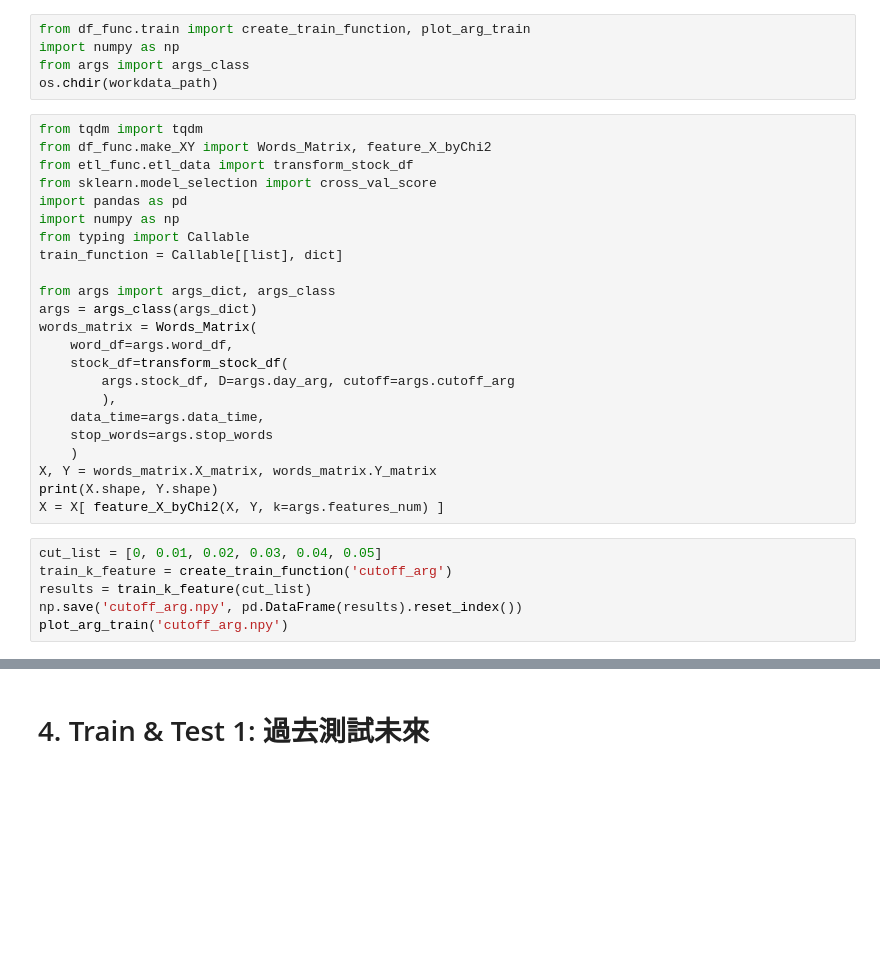
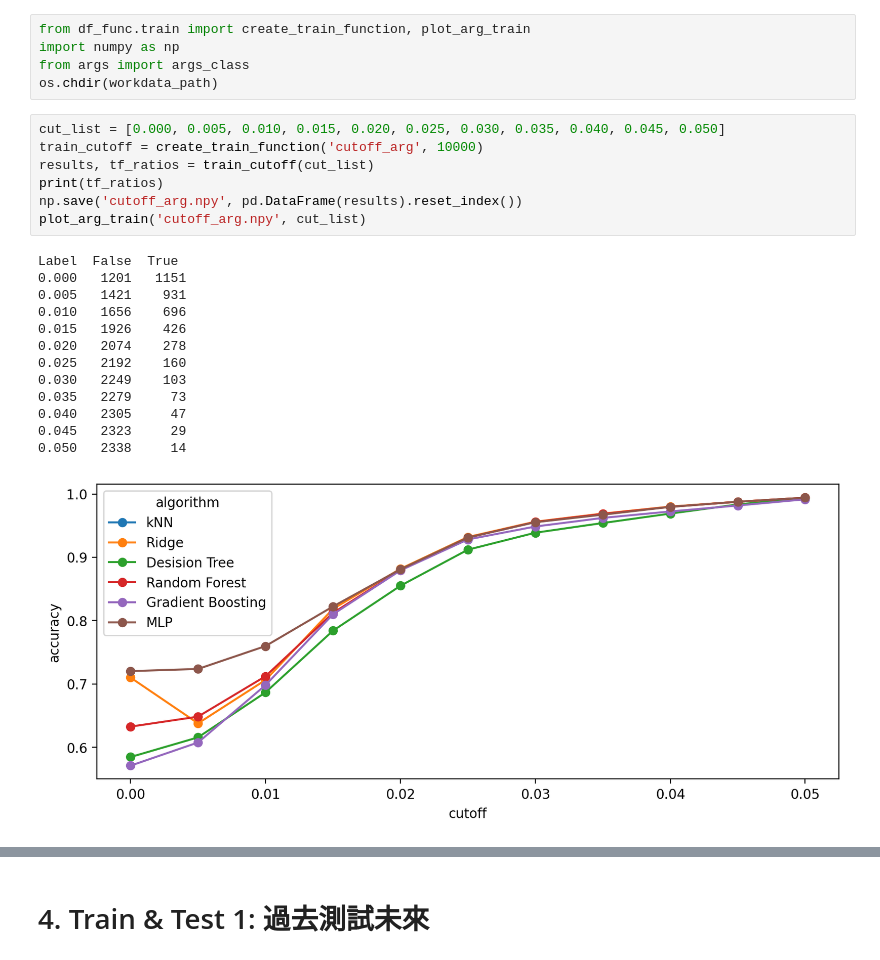
Before and after one commit to CharlieAlex/MLEM-Final, a Jupyter notebook: main.ipynb, the cells around one changed output, grey strips where cells are left out. Saved outputs shown, nothing was run; the diff lists cells and outputs as text; blank space fills up the shorter version.

```diff
--- a/main.ipynb
+++ b/main.ipynb
@@ -78,33 +78,25 @@ from df_func.train import create_train_function, plot_arg_train
 import numpy as np
 from args import args_class
 os.chdir(workdata_path)
-# %%
-from tqdm import tqdm
-from df_func.make_XY import Words_Matrix, feature_X_byChi2
-from etl_func.etl_data import transform_stock_df
-from sklearn.model_selection import cross_val_score
-import pandas as pd
-import numpy as np
-from typing import Callable
-train_function = Callable[[list], dict]
-
-from args import args_dict, args_class
-args = args_class(args_dict)
-words_matrix = Words_Matrix(
-    word_df=args.word_df,
-    stock_df=transform_stock_df(
-        args.stock_df, D=args.day_arg, cutoff=args.cutoff_arg
-        ),
-    data_time=args.data_time,
-    stop_words=args.stop_words
-    )
-X, Y = words_matrix.X_matrix, words_matrix.Y_matrix
-print(X.shape, Y.shape)
-X = X[ feature_X_byChi2(X, Y, k=args.features_num) ]
 # %%
-cut_list = [0, 0.01, 0.02, 0.03, 0.04, 0.05]
-train_k_feature = create_train_function('cutoff_arg')
-results = train_k_feature(cut_list)
+cut_list = [0.000, 0.005, 0.010, 0.015, 0.020, 0.025, 0.030, 0.035, 0.040, 0.045, 0.050]
+train_cutoff = create_train_function('cutoff_arg', 10000)
+results, tf_ratios = train_cutoff(cut_list)
+print(tf_ratios)
 np.save('cutoff_arg.npy', pd.DataFrame(results).reset_index())
-plot_arg_train('cutoff_arg.npy')
+plot_arg_train('cutoff_arg.npy', cut_list)
+# %% [output]
+Label  False  True
+0.000   1201   1151
+0.005   1421    931
+0.010   1656    696
+0.015   1926    426
+0.020   2074    278
+0.025   2192    160
+0.030   2249    103
+0.035   2279     73
+0.040   2305     47
+0.045   2323     29
+0.050   2338     14
+[figure, added]
 # %%
```
Also changed, not shown: parts of 7 cells of this notebook, 2 other files.
